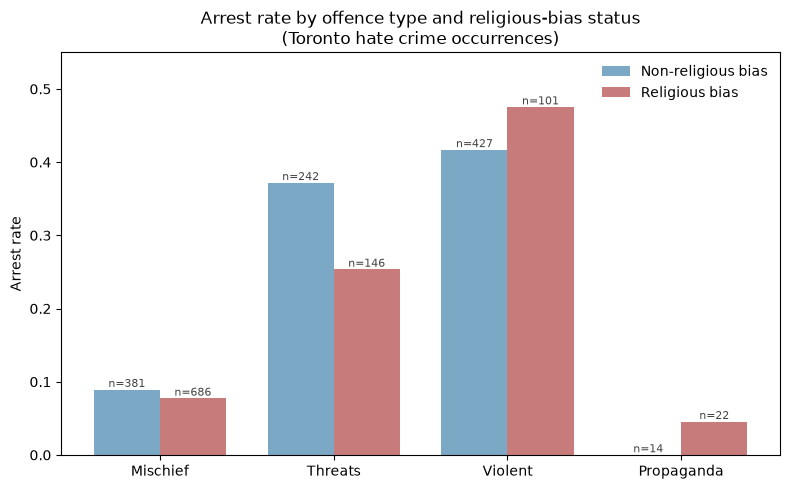
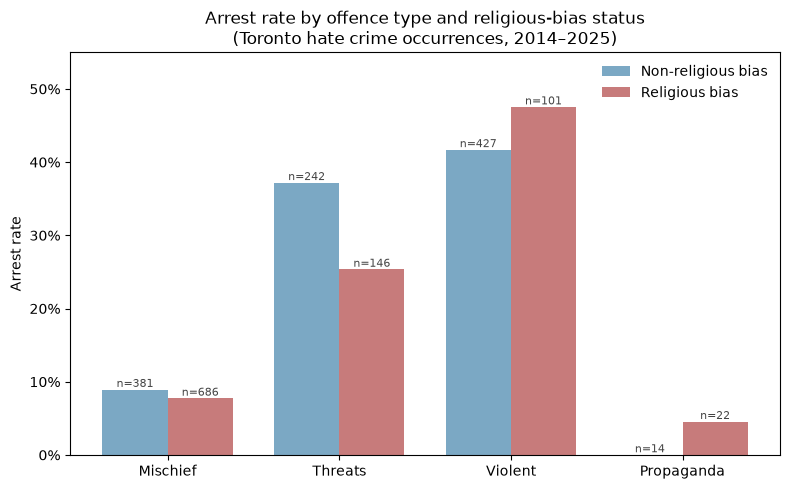
The notebook cell's code change between the first figure and the second:
--- before
+++ after
@@ -19,6 +19,8 @@
 ax.set_xticks(x); ax.set_xticklabels([g.capitalize() for g in groups])
 ax.set_ylabel('Arrest rate'); ax.set_ylim(0, 0.55)
-ax.set_title('Arrest rate by offence type and religious-bias status\n(Toronto hate crime occurrences)')
+ax.yaxis.set_major_formatter(plt.matplotlib.ticker.PercentFormatter(1.0))
+ax.set_title('Arrest rate by offence type and religious-bias status\n(Toronto hate crime occurrences, 2014–2025)')
 ax.legend(frameon=False)
 plt.tight_layout()
+plt.savefig('../figures/arrest_by_offence.png', dpi=130, bbox_inches='tight')
 plt.show()

Commit: Format chart y-axis as percentages and add date range to title